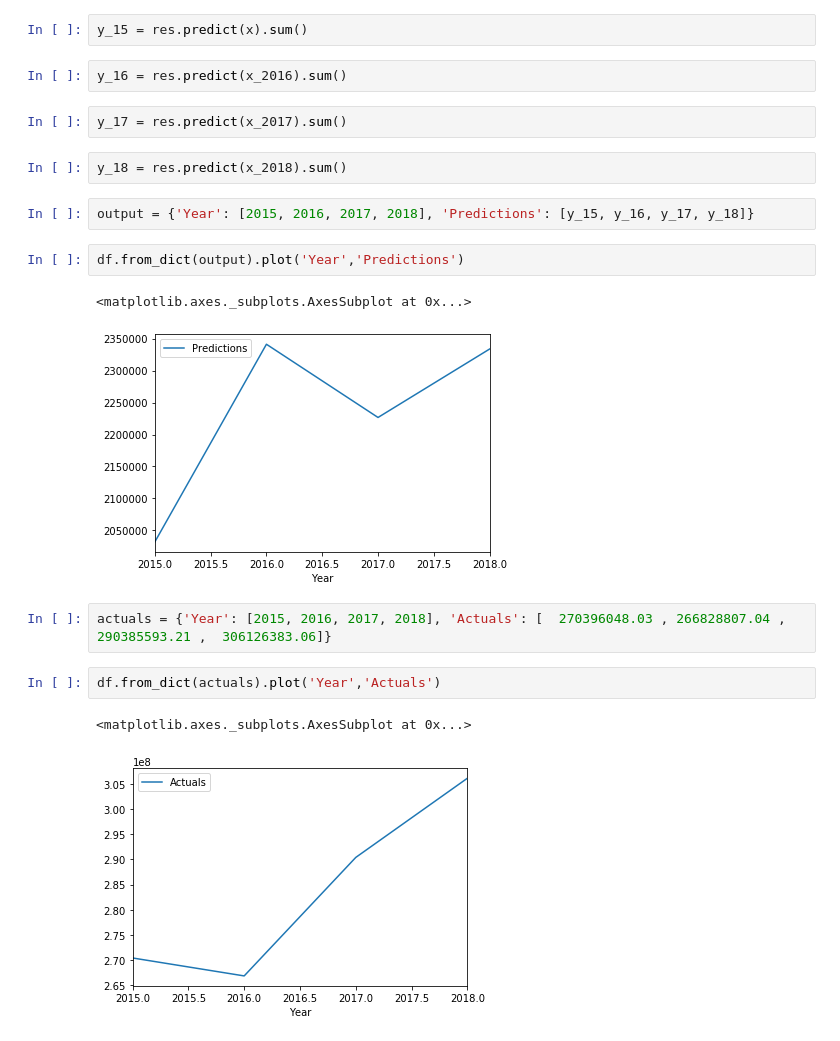
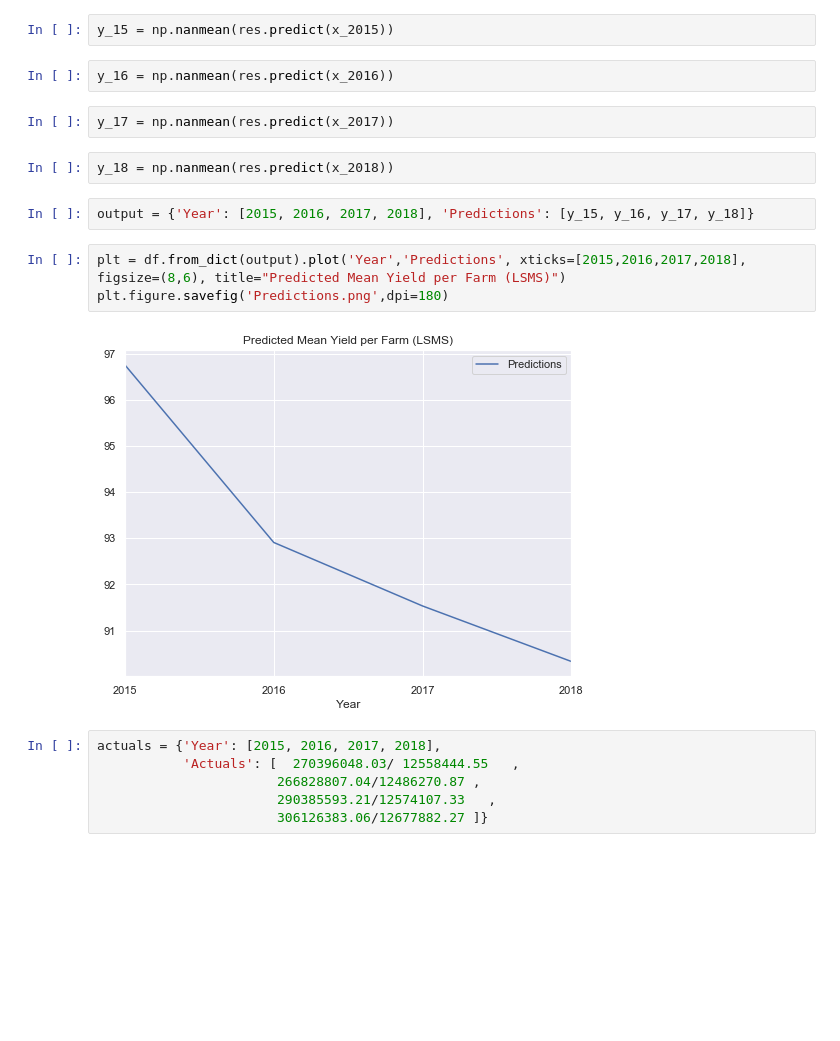
Before and after one commit to WorldModelers/remote-sensing, a Jupyter notebook: ML-dev/LSMS-linreg.ipynb, the cells around one changed output. Saved outputs shown, nothing was run; the diff lists cells and outputs as text; blank space fills up the shorter version.

```diff
--- a/ML-dev/LSMS-linreg.ipynb
+++ b/ML-dev/LSMS-linreg.ipynb
@@ -102,22 +200,21 @@ x_2016 = df[['NDVI_mean', 'mean_EVI', 'TVI_mean']]
 # %%
-y_15 = res.predict(x).sum()
+y_15 = np.nanmean(res.predict(x_2015))
 # %%
-y_16 = res.predict(x_2016).sum()
+y_16 = np.nanmean(res.predict(x_2016))
 # %%
-y_17 = res.predict(x_2017).sum()
+y_17 = np.nanmean(res.predict(x_2017))
 # %%
-y_18 = res.predict(x_2018).sum()
+y_18 = np.nanmean(res.predict(x_2018))
 # %%
 output = {'Year': [2015, 2016, 2017, 2018], 'Predictions': [y_15, y_16, y_17, y_18]}
-# %%
-df.from_dict(output).plot('Year','Predictions')
-# %% [output]
-<matplotlib.axes._subplots.AxesSubplot at 0x...>
-[figure, removed]
+# %%
+plt = df.from_dict(output).plot('Year','Predictions', xticks=[2015,2016,2017,2018], figsize=(8,6), title="Predicted Mean Yield per Farm (LSMS)")
+plt.figure.savefig('Predictions.png',dpi=180)
+# %% [output]
+[figure, added]
 # %%
-actuals = {'Year': [2015, 2016, 2017, 2018], 'Actuals': [  270396048.03 , 266828807.04 ,  290385593.21 ,  306126383.06]}
+actuals = {'Year': [2015, 2016, 2017, 2018],
+           'Actuals': [  270396048.03/ 12558444.55   ,
+                       266828807.04/12486270.87 ,
+                       290385593.21/12574107.33   ,
+                       306126383.06/12677882.27 ]}
-# %%
-df.from_dict(actuals).plot('Year','Actuals')
-# %% [output]
-<matplotlib.axes._subplots.AxesSubplot at 0x...>
-[figure, removed]
```
Also changed, not shown: parts of 34 cells of this notebook, 2 other files.
